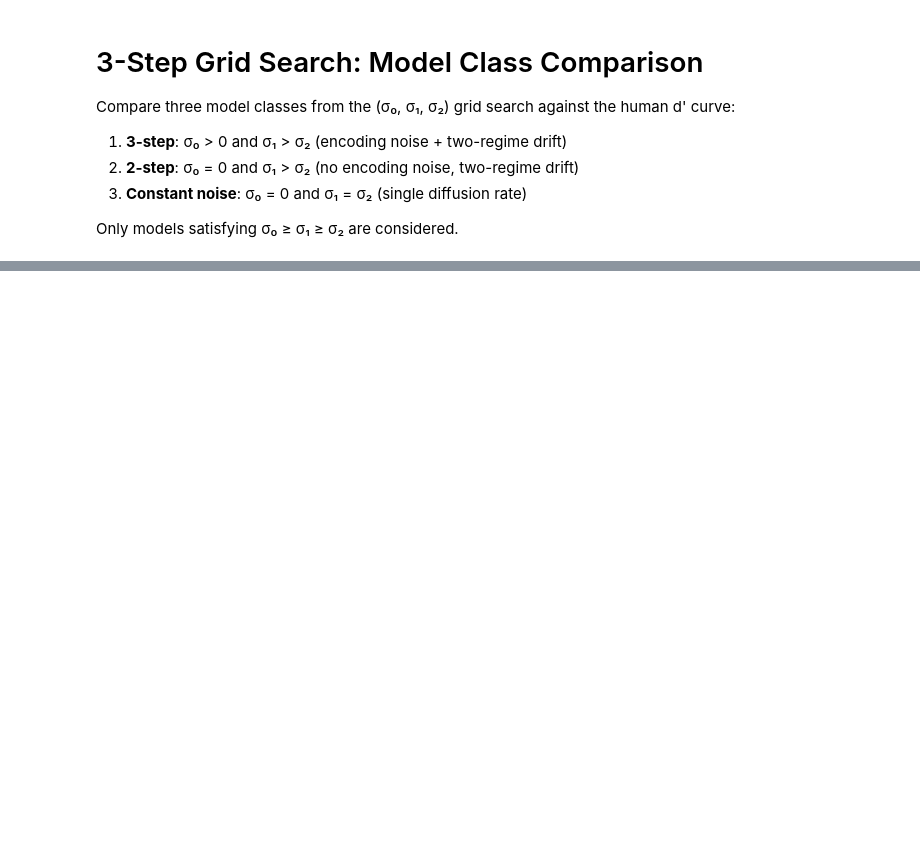
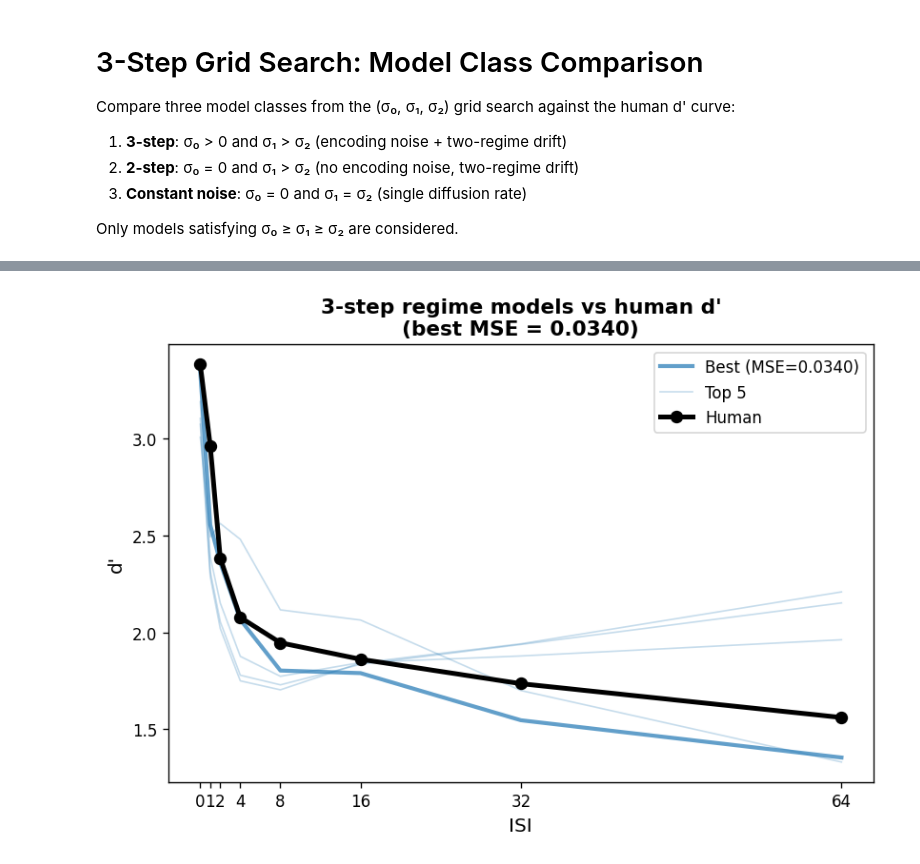
Before and after one commit to bjmedina/memory, a Jupyter notebook: notebooks/2026-03-22_3step-grid-search-model-comparison.ipynb, the cells around one changed output, grey strips where cells are left out. Saved outputs shown, nothing was run; the diff lists cells and outputs as text; code cells hidden in the pictures; blank space fills up the shorter version.

```diff
--- a/notebooks/2026-03-22_3step-grid-search-model-comparison.ipynb
+++ b/notebooks/2026-03-22_3step-grid-search-model-comparison.ipynb
@@ -169,3 +222,35 @@ plt.show()
+# %%
+# ── Plot: 3-step regime models vs human curve ──
+
+fig, ax = plt.subplots(figsize=(7, 5))
+# Use ISI values themselves for x-coordinates for correct spacing
+x = np.array(grid_isis)
+cls = '3-step'
+sub = best_per_class[cls]
+color = CLASS_COLORS[cls]
+
+# Plot each model curve
+for i, (_, row) in enumerate(sub.iterrows()):
+    model_curve = row[dp_cols].values.astype(float)
+    alpha = 0.7 if i == 0 else 0.25
+    lw = 2.5 if i == 0 else 1.0
+    label = f'Best (MSE={row["mse"]:.4f})' if i == 0 else (f'Top {N_BEST}' if i == 1 else None)
+    ax.plot(x, model_curve, '-', color=color, alpha=alpha, linewidth=lw, label=label)
+
+# Human curve
+ax.plot(x, human_dp, 'o-k', linewidth=3, markersize=7, label='Human', zorder=10)
+
+ax.set_xticks(x)
+ax.set_xticklabels(grid_isis, fontsize=10)
+ax.set_xlabel('ISI', fontsize=12)
+ax.set_ylabel("d'", fontsize=12)
+ax.set_title(f"3-step regime models vs human d'\n(best MSE = {sub['mse'].min():.4f})", fontsize=13, fontweight='bold')
+ax.legend(fontsize=10)
+
+fig.tight_layout()
+plt.show()
+# %% [output]
+[figure, added]
 # %%
 # ── Summary: MSE comparison across classes ──
 summary_rows = []
```
Also changed, not shown: parts of 8 cells of this notebook, 8 other files.
